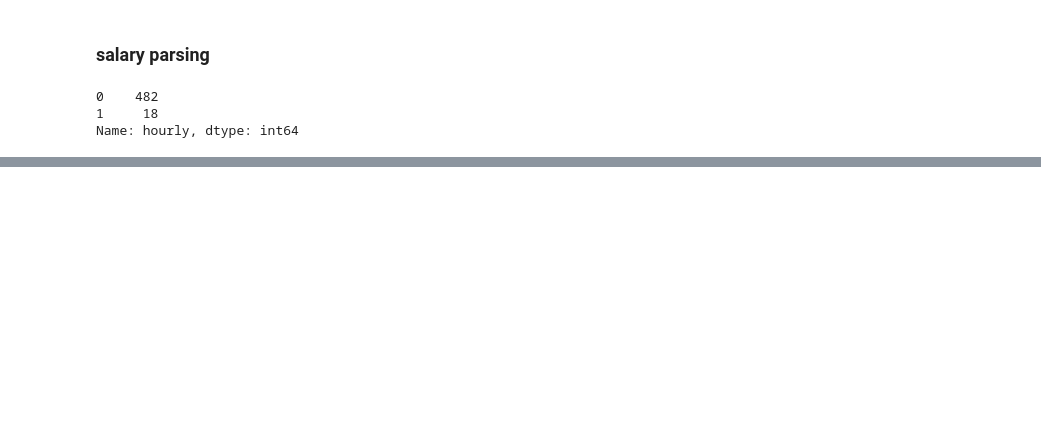
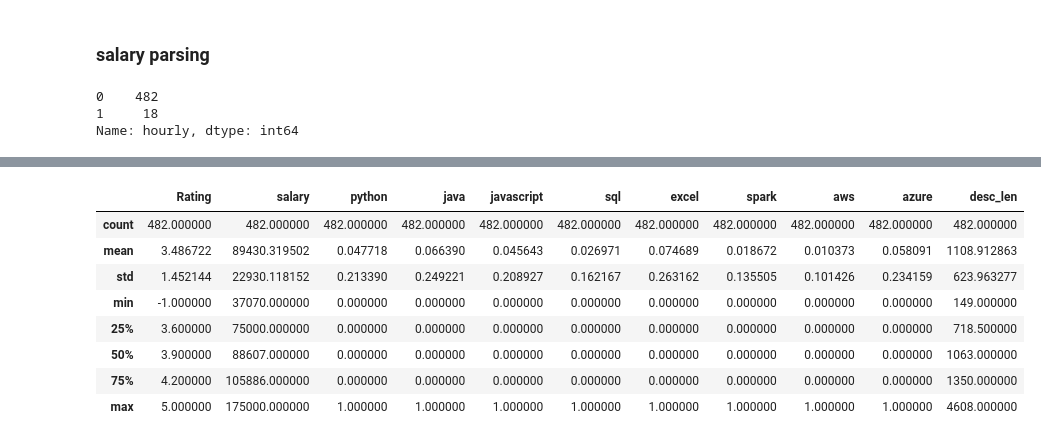
Before and after one commit to EiderDiaz/data_wrangling_scrapp, a Jupyter notebook: data_cleaning.ipynb, the cells around one changed output, grey strips where cells are left out. Cells and saved outputs as stored; diff of their text form; code cells hidden in the pictures; blank space fills up the shorter version.

```diff
--- a/data_cleaning.ipynb
+++ b/data_cleaning.ipynb
@@ -125,3 +241,0 @@ Name: SQL_yn, dtype: int64
-# %%
-df['Excel_yn'] = df['Job Description'].apply(lambda x: 1 if 'excel' in x.lower() else 0)
-df['Excel_yn'].value_counts()
@@ -132,3 +241,0 @@ Name: Excel_yn, dtype: int64
-# %%
-df['Spark_yn'] = df['Job Description'].apply(lambda x: 1 if 'spark' in x.lower() else 0)
-df['Spark_yn'].value_counts()
@@ -139,3 +241,0 @@ Name: Spark_yn, dtype: int64
-# %%
-df['AWS_yn'] = df['Job Description'].apply(lambda x: 1 if 'aws' in x.lower() else 0)
-df['AWS_yn'].value_counts()
@@ -146,2 +242,3 @@ Name: AWS_yn, dtype: int64
 # %%
-df_out = df.drop(['Unnamed: 0'], axis =1)
+df_out = df.drop(['Unnamed: 0', 'Location','Salary Estimate',"hourly"], axis =1)
+df_out.head()
@@ -148,2 +253,14 @@ df_out = df.drop(['Unnamed: 0'], axis =1)
+# %%
+df_out.describe()
+# %% [output]
+|  | Rating | salary | python | java | javascript | sql | excel | spark | aws | azure | desc_len |
+| count | 482.000000 | 482.000000 | 482.000000 | 482.000000 | 482.000000 | 482.000000 | 482.000000 | 482.000000 | 482.000000 | 482.000000 | 482.000000 |
+| mean | 3.486722 | 89430.319502 | 0.047718 | 0.066390 | 0.045643 | 0.026971 | 0.074689 | 0.018672 | 0.010373 | 0.058091 | 1108.912863 |
+| std | 1.452144 | 22930.118152 | 0.213390 | 0.249221 | 0.208927 | 0.162167 | 0.263162 | 0.135505 | 0.101426 | 0.234159 | 623.963277 |
+| min | -1.000000 | 37070.000000 | 0.000000 | 0.000000 | 0.000000 | 0.000000 | 0.000000 | 0.000000 | 0.000000 | 0.000000 | 149.000000 |
+| 25% | 3.600000 | 75000.000000 | 0.000000 | 0.000000 | 0.000000 | 0.000000 | 0.000000 | 0.000000 | 0.000000 | 0.000000 | 718.500000 |
+| 50% | 3.900000 | 88607.000000 | 0.000000 | 0.000000 | 0.000000 | 0.000000 | 0.000000 | 0.000000 | 0.000000 | 0.000000 | 1063.000000 |
+| 75% | 4.200000 | 105886.000000 | 0.000000 | 0.000000 | 0.000000 | 0.000000 | 0.000000 | 0.000000 | 0.000000 | 0.000000 | 1350.000000 |
+| max | 5.000000 | 175000.000000 | 1.000000 | 1.000000 | 1.000000 | 1.000000 | 1.000000 | 1.000000 | 1.000000 | 1.000000 | 4608.000000 |
 # %%
 df_out.to_csv('salary_data_cleaned.csv',index = False)
```
Also changed, not shown: parts of 20 cells of this notebook, 1 other file.
